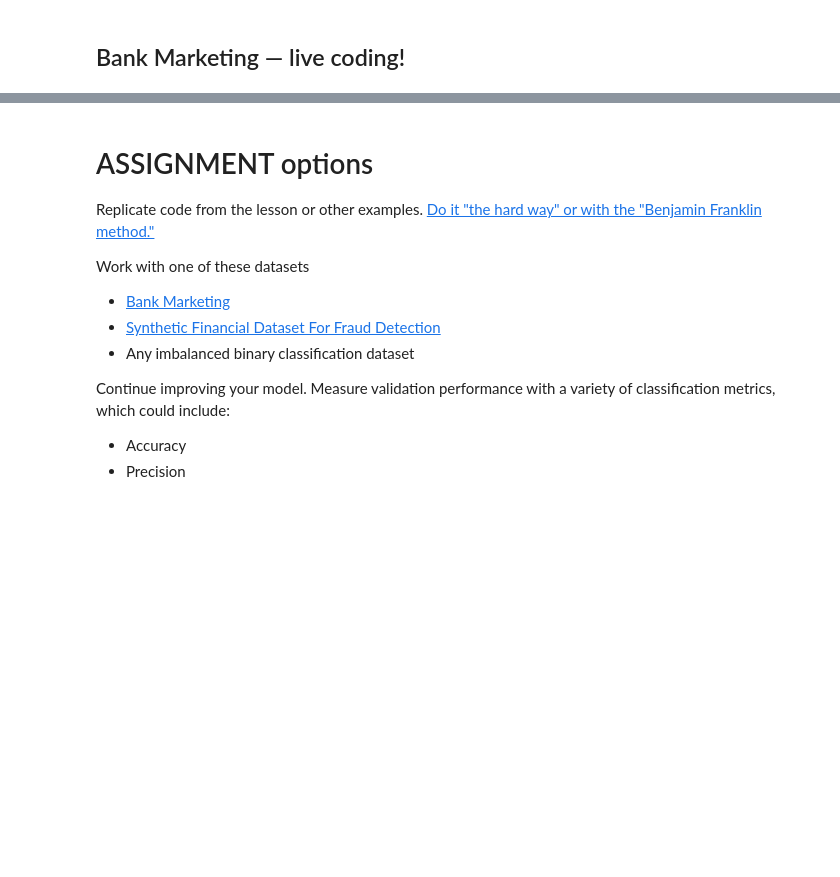
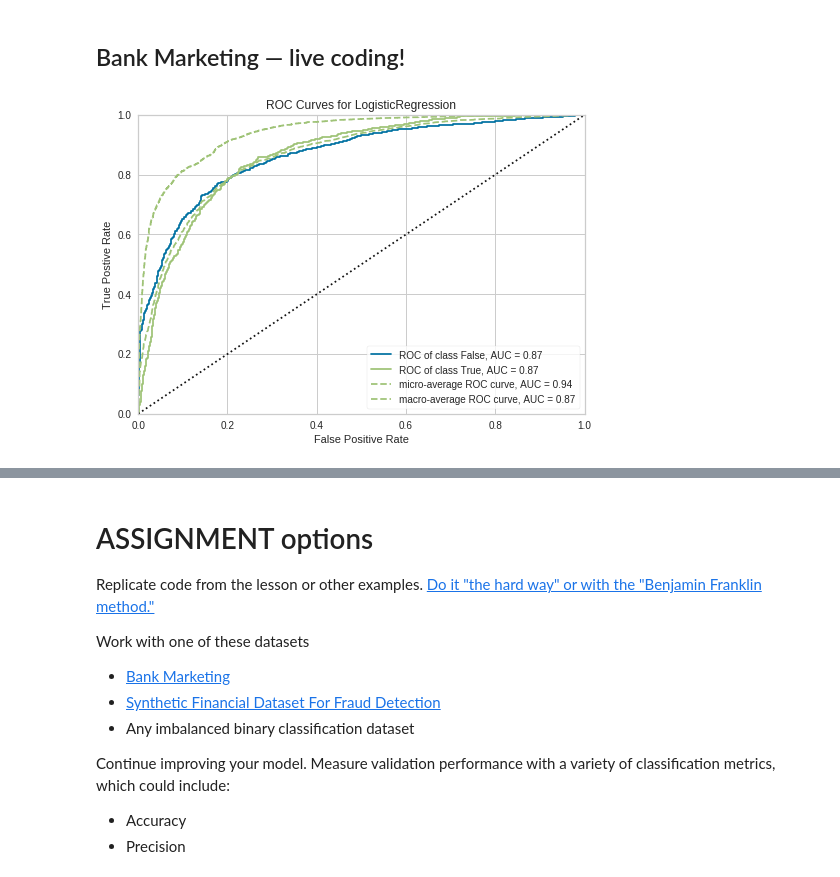
Before and after one commit to LambdaSchool/DS-Unit-2-Sprint-4-Model-Validation, a Jupyter notebook: module-2-validate-classification-problems/LS_DS_242_Validate_classification_problems.ipynb, the cells around one changed output, grey strips where cells are left out. Drawn from its saved outputs; the diff is of its cells as text; code cells hidden in the pictures; blank space fills up the shorter version.

```diff
--- a/module-2-validate-classification-problems/LS_DS_242_Validate_classification_problems.ipynb
+++ b/module-2-validate-classification-problems/LS_DS_242_Validate_classification_problems.ipynb
@@ -238,2 +328,25 @@ X_train, X_val, X_test, y_train, y_val, y_test = train_validation_test_split(
 # %% [markdown]
 ## Bank Marketing — live coding!
+# %%
+import category_encoders as cd
+from sklearn.preprocessing import StandardScaler
+from sklearn.pipeline import make_pipeline
+from yellowbrick.classifier import ROCAUC
+
+pipeline = make_pipeline(
+    cd.OneHotEncoder(use_cat_names=True),
+    StandardScaler(),
+    LogisticRegression()
+)
+
+pipeline.fit(X_train, y_train)
+y_pred = pipeline.predict(X_val)
+# %%
+accuracy_score(y_val, y_pred)
+
+visualizer = ROCAUC(pipeline)
+visualizer.fit(X_train, y_train)
+visualizer.score(X_val, y_val)
+g = visualizer.poof()
+# %% [output]
+[figure, added]
```
Also changed, not shown: parts of 12 cells of this notebook, 17 other files.
